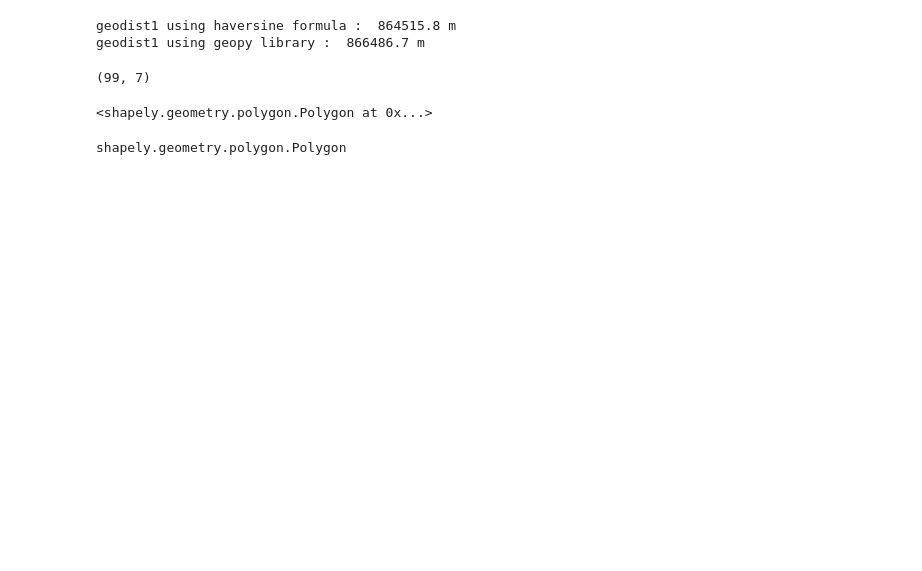
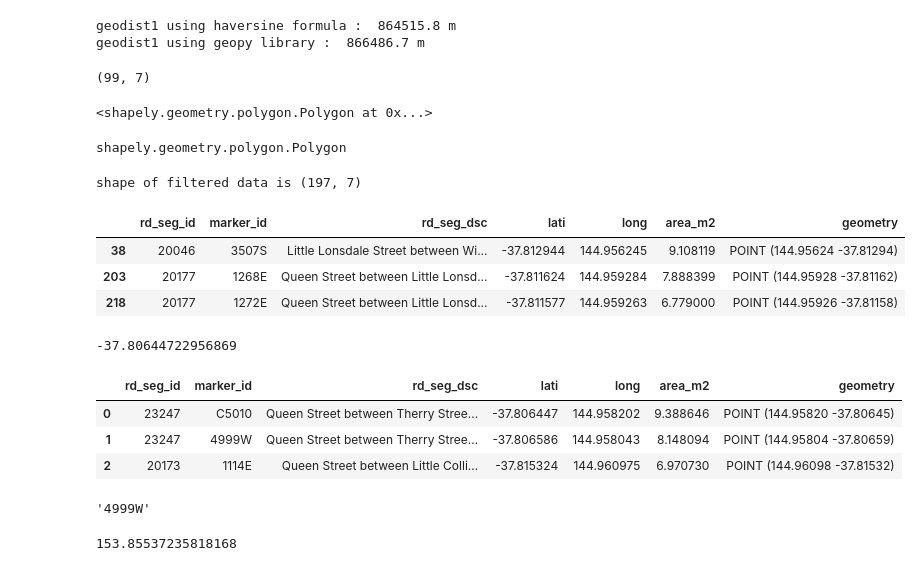
Before and after one commit to Chameleon-company/MOP, a Jupyter notebook: Albert/8lb_geo_filters.ipynb, the cells around one changed output. Cells and saved outputs as stored; diff of their text form; code cells hidden in the pictures; blank space fills up the shorter version.

Commit message:
add Miriam's circle filter to my functions for Josh demo

```diff
--- a/Albert/8lb_geo_filters.ipynb
+++ b/Albert/8lb_geo_filters.ipynb
@@ -154,3 +154,41 @@ a
 type(a)
 # %% [output]
 shapely.geometry.polygon.Polygon
+# %%
+# adapting Miriam's geo filter
+
+from geopy.distance import geodesic
+import numpy as np
+
+def geofilter(data,pin,n):
+    lst_marker_ids = []
+    j=0
+    for i in np.arange(0,data.shape[0]):
+        d = geodesic(pin, (data.lati[i],data.long[i])).meters
+        if d<=n:
+            lst_marker_ids.append(data.marker_id[i])
+            j=j+1
+        else:
+            continue
+    return lst_marker_ids
+# %%
+import geopandas
+
+pin = (-37.812389676018476, 144.95817254056357)  # centre of Little Lonsdale St (btw William St & Queen St)
+n = 100  # radius in metres
+gdf = geopandas.read_file("datasets/onStreetParkingBays_baselist_bayCentroid.geojson")  # base list of 5895 marker ids
+# %%
+filtered = geofilter(gdf,pin,200)
+# %%
+from d2i_tools import genPSdata, getCurrentPSstatus, timeIntStats, filterById, geoPolyClip
+
+df_filtered = filterById(filtered, "marker_id", gdf)
+print(f"shape of filtered data is {df_filtered.shape}")
+
+df_filtered.head(3)
+# %% [output]
+shape of filtered data is (197, 7)
+|  | rd_seg_id | marker_id | rd_seg_dsc | lati | long | area_m2 | geometry |
+| 38 | 20046 | 3507S | Little Lonsdale Street between Wi... | -37.812944 | 144.956245 | 9.108119 | POINT (144.95624 -37.81294) |
+| 203 | 20177 | 1268E | Queen Street between Little Lonsd... | -37.811624 | 144.959284 | 7.888399 | POINT (144.95928 -37.81162) |
+| 218 | 20177 | 1272E | Queen Street between Little Lonsd... | -37.811577 | 144.959263 | 6.779000 | POINT (144.95926 -37.81158) |
@@ -156,0 +197,23 @@ shapely.geometry.polygon.Polygon
+# %%
+gdf.lati[0]
+# %% [output]
+-37.80644722956869
+# %%
+gdf.head(3)
+# %% [output]
+|  | rd_seg_id | marker_id | rd_seg_dsc | lati | long | area_m2 | geometry |
+| 0 | 23247 | C5010 | Queen Street between Therry Stree... | -37.806447 | 144.958202 | 9.388646 | POINT (144.95820 -37.80645) |
+| 1 | 23247 | 4999W | Queen Street between Therry Stree... | -37.806586 | 144.958043 | 8.148094 | POINT (144.95804 -37.80659) |
+| 2 | 20173 | 1114E | Queen Street between Little Colli... | -37.815324 | 144.960975 | 6.970730 | POINT (144.96098 -37.81532) |
+# %%
+gdf.marker_id[1]
+# %% [output]
+'4999W'
+# %%
+from geopy.distance import geodesic
+
+pin_t = (-37.81185179401935, 144.95978287876648)
+
+geodesic(pin,pin_t).meters
+# %% [output]
+153.85537235818168
```
Also changed, not shown: parts of 2 cells of this notebook, 4 other files.
